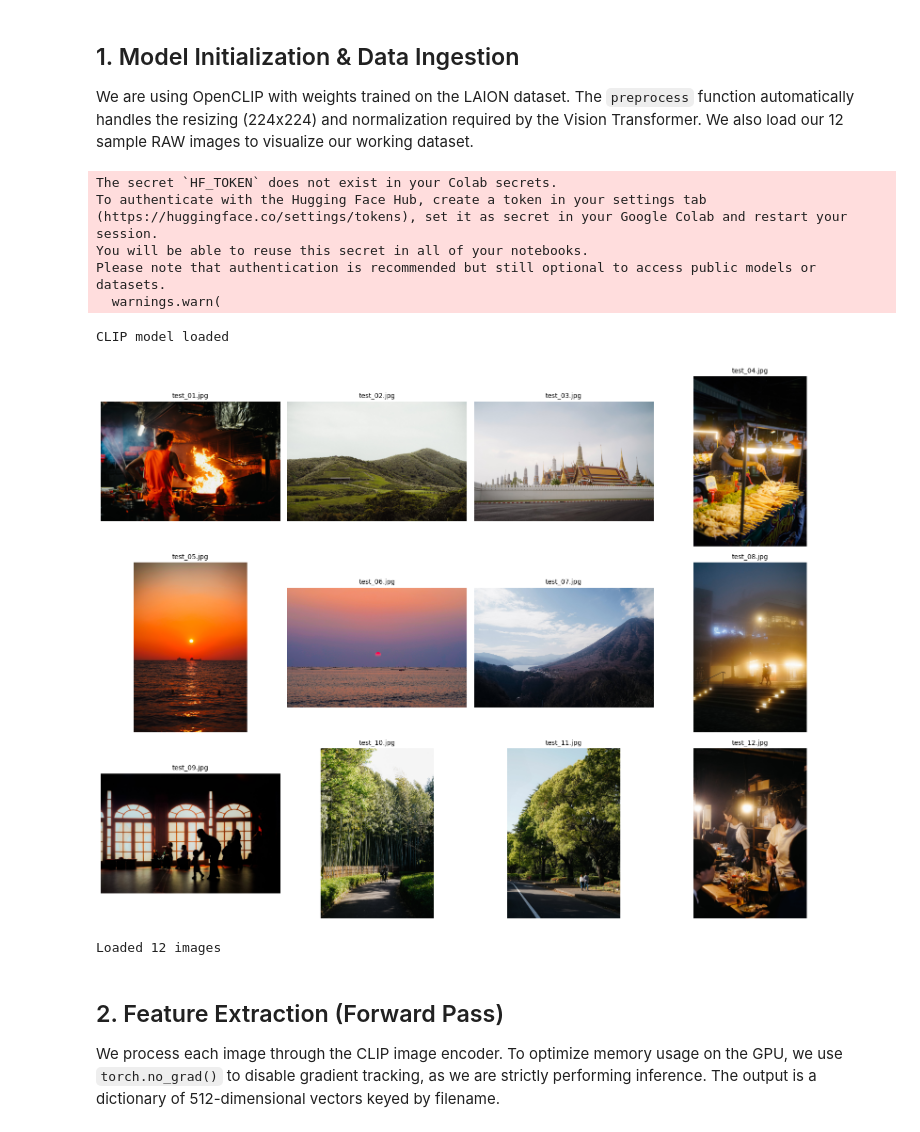
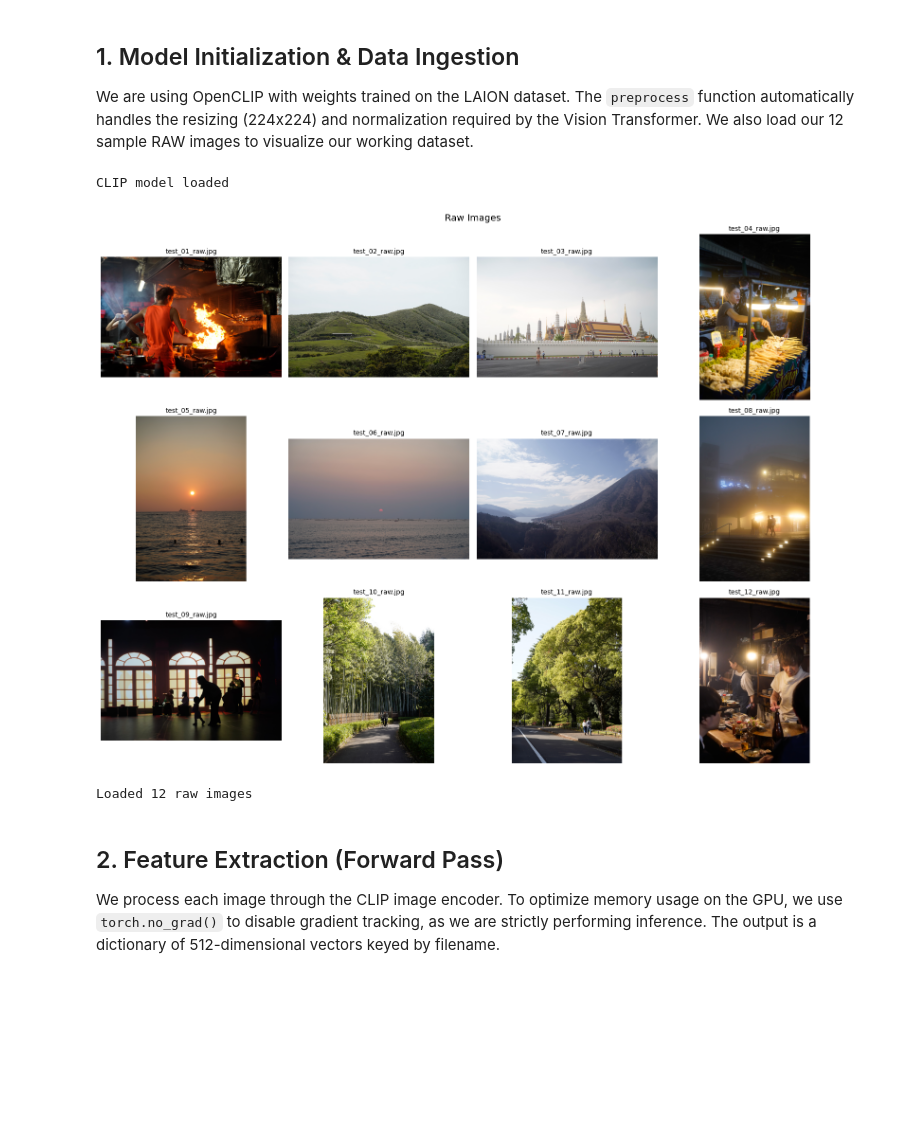
Before and after one commit to schenn99/photo-style-rl, a Jupyter notebook: notebooks/01_image_embeddings.ipynb, the cells around one changed output. Cells and saved outputs as stored; diff of their text form; code cells hidden in the pictures; blank space fills up the shorter version.

```diff
--- a/notebooks/01_image_embeddings.ipynb
+++ b/notebooks/01_image_embeddings.ipynb
@@ -36,8 +36,12 @@ Drive already mounted at /content/drive; to attempt to forcibly remount, call dr
 # %%
 # Check images are there
 import os
-images = os.listdir(f'{PROJECT}/images/raw')
-print(f"Found {len(images)} images:")
-for img in sorted(images):
+raw_images = sorted(os.listdir(f'{PROJECT}/images/raw'))
+edited_images = sorted(os.listdir(f'{PROJECT}/images/edited'))
+print(f"Found {len(raw_images)} raw images:")
+for img in raw_images:
     print(f"  {img}")
+print(f"\nFound {len(edited_images)} edited images:")
+for img in edited_images:
+    print(f"  {img}")
 # %% [output]
@@ -73,48 +81,46 @@ import open_clip
 from PIL import Image
 import matplotlib.pyplot as plt
 import os
 
 # Load CLIP model
 # model is the neural network, _ the tokenizer, and preprocess the function that normalizes images
 # ViT-B-32: Vision Transformer, Base size, 32x32 patch size.
 # laion2b_s34b_b79k = pretrained weights from the LAION dataset
 model, _, preprocess = open_clip.create_model_and_transforms(
     'ViT-B-32', pretrained='laion2b_s34b_b79k'
 )
 # .eval() puts the model in evaluation mode since we're only analyzing, not training
 # .cuda() moves model from CPU to GPU memory
 model = model.eval().cuda()
 print("CLIP model loaded")
 
-# Load and display all test images
-image_dir = f'{PROJECT}/images/raw'
+# Load all test images
+raw_dir = f'{PROJECT}/images/raw'
+edited_dir = f'{PROJECT}/images/edited'
 # filters for only .jpg files and sorts them
-image_files = sorted([f for f in os.listdir(image_dir) if f.endswith('.jpg')])
+raw_files = sorted([f for f in os.listdir(raw_dir) if f.endswith('.jpg')])
+edited_files = sorted([f for f in os.listdir(edited_dir) if f.endswith('.jpg')])
 
 # creates a 3x4 grid of image plots
 fig, axes = plt.subplots(3, 4, figsize=(16, 12))
 # turns the 2D grid of axes into a flat list so we can loop through them with a single index
 axes = axes.flatten()
 
-# Showcase test images
-for i, filename in enumerate(image_files):
-    img = Image.open(os.path.join(image_dir, filename))
+# Loop through test images and display
+for i, filename in enumerate(raw_files):
+    img = Image.open(os.path.join(raw_dir, filename))
     axes[i].imshow(img)
     axes[i].set_title(filename, fontsize=10)
     axes[i].axis('off')
 
+plt.suptitle('Raw Images', fontsize=14)
 plt.tight_layout()
 plt.show()
-print(f"Loaded {len(image_files)} images")
+print(f"Loaded {len(raw_files)} raw images")
 # %% [output]
-The secret `HF_TOKEN` does not exist in your Colab secrets.
-To authenticate with the Hugging Face Hub, create a token in your settings tab (https://huggingface.co/settings/tokens), set it as secret in your Google Colab and restart your session.
-You will be able to reuse this secret in all of your notebooks.
-Please note that authentication is recommended but still optional to access public models or datasets.
-  warnings.warn(
+CLIP model loaded
+[figure, new version]
-CLIP model loaded
+Loaded 12 raw images
-[figure, old version]
-Loaded 12 images
 # %% [markdown]
 ## 2. Feature Extraction (Forward Pass)
 We process each image through the CLIP image encoder. To optimize memory usage on the GPU, we use `torch.no_grad()` to disable gradient tracking, as we are strictly performing inference. The output is a dictionary of 512-dimensional vectors keyed by filename.
```
Also changed, not shown: parts of 10 cells of this notebook.
